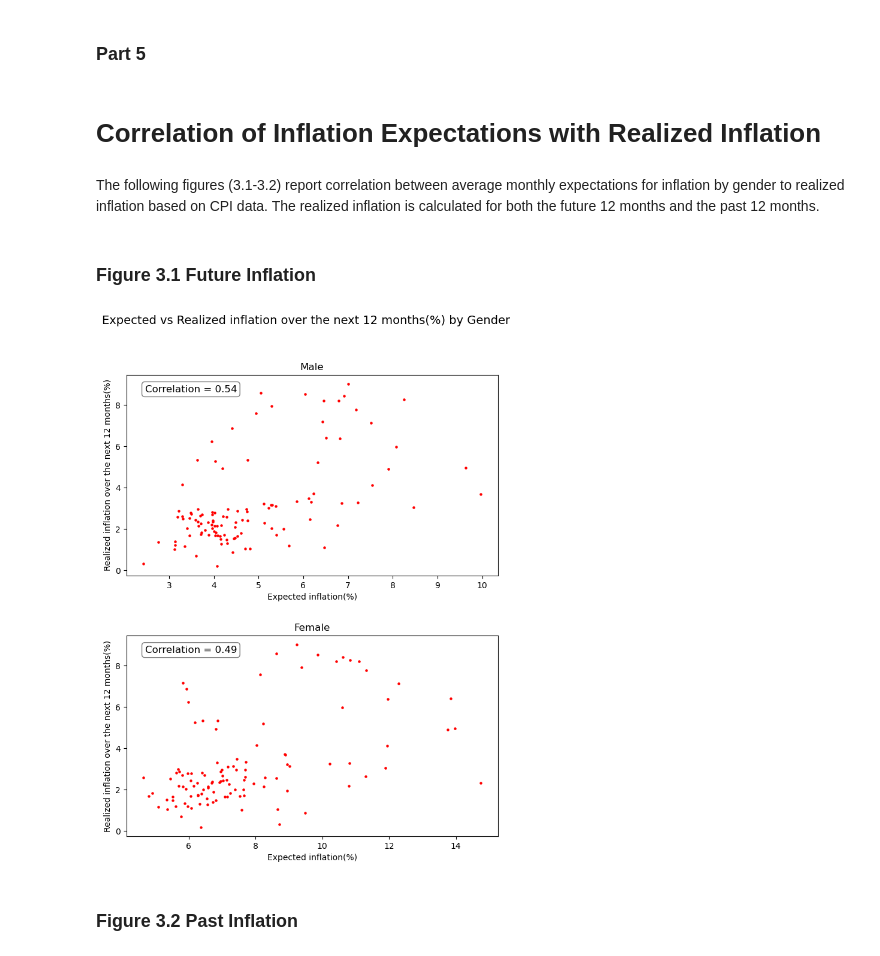
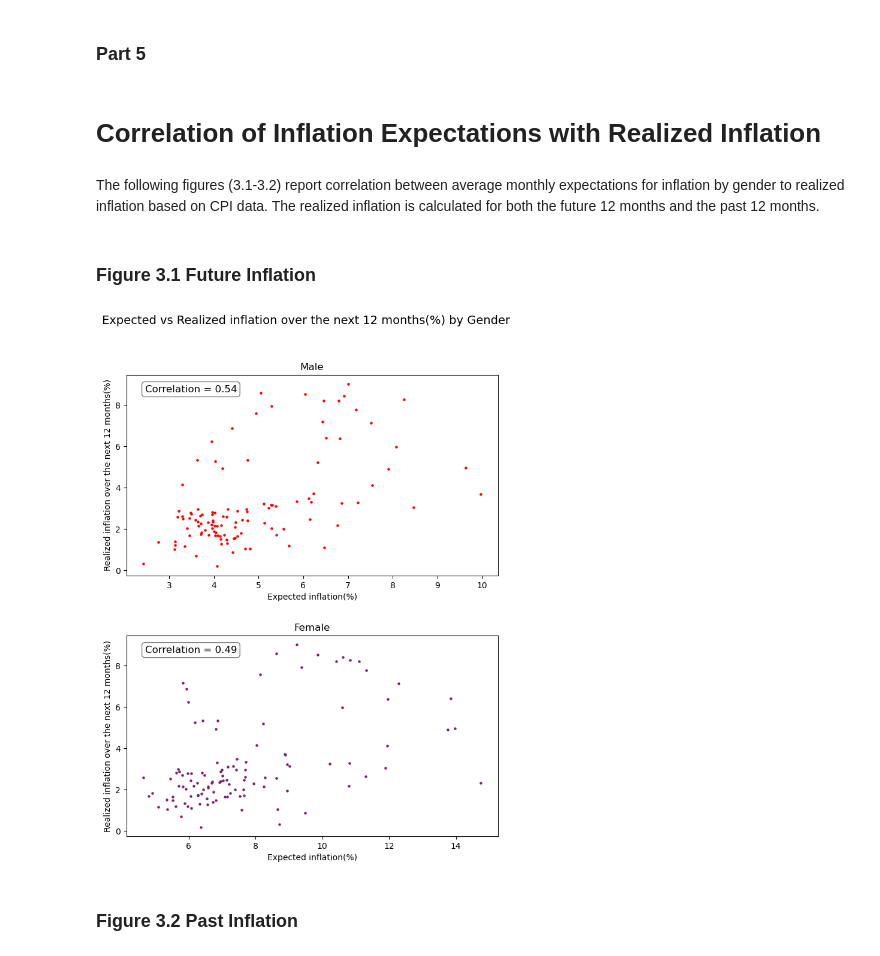
Before and after one commit to vanasilaghi/Term-paper, a Jupyter notebook: Term_Paper.ipynb, the cells around one changed output. Cells and saved outputs as stored; diff of their text form; code cells hidden in the pictures.

```diff
--- a/Term_Paper.ipynb
+++ b/Term_Paper.ipynb
@@ -353,36 +379,36 @@ def plot_gender_inflation(df, y_var, title_y_label=None):
     )
 
     # Female scatter plot
-    ax[1].scatter(female_data['inflation'], female_data[y_var], s=5, c='r')
+    ax[1].scatter(female_data['inflation'], female_data[y_var], s=5, c="#7d216c")
     ax[1].set_title('Female')
     ax[1].set_xlabel('Expected inflation(%)')
     ax[1].set_ylabel(title_y_label if title_y_label else y_var)
 
     ax[1].text(
         0.05, 0.95, f"Correlation = {female_corr:.2f}",
         transform=ax[1].transAxes,
         fontsize=12,
         verticalalignment='top',
         bbox=dict(boxstyle="round,pad=0.3", facecolor='white', alpha=0.5)
     )
 
     plt.subplots_adjust(wspace=0.4, hspace=0.3)
     plt.suptitle(f"Expected vs {title_y_label if title_y_label else y_var} by Gender", fontsize=14)
     plt.show()
 
 # Main header and description
 display(Markdown("# Correlation of Inflation Expectations with Realized Inflation"))
 display(Markdown("The following figures (3.1-3.2) report correlation between average monthly expectations for inflation by gender to realized inflation based on CPI data. The realized inflation is calculated for both the future 12 months and the past 12 months."))
 
 
 display(Markdown("### Figure 3.1 Future Inflation"))
 plot_gender_inflation(cpi_merged, "Real_Inflation_Future", title_y_label="Realized inflation over the next 12 months(%)")
 
 display(Markdown("### Figure 3.2 Past Inflation"))
 plot_gender_inflation(cpi_merged, "Real_Inflation_Past", title_y_label="Realized inflation over the past 12 months(%)")
 # %% [output]
 # Correlation of Inflation Expectations with Realized Inflation
 The following figures (3.1-3.2) report correlation between average monthly expectations for inflation by gender to realized inflation based on CPI data. The realized inflation is calculated for both the future 12 months and the past 12 months.
 ### Figure 3.1 Future Inflation
-[figure, old version]
+[figure, new version]
 ### Figure 3.2 Past Inflation
```
Also changed, not shown: parts of 7 cells of this notebook.
